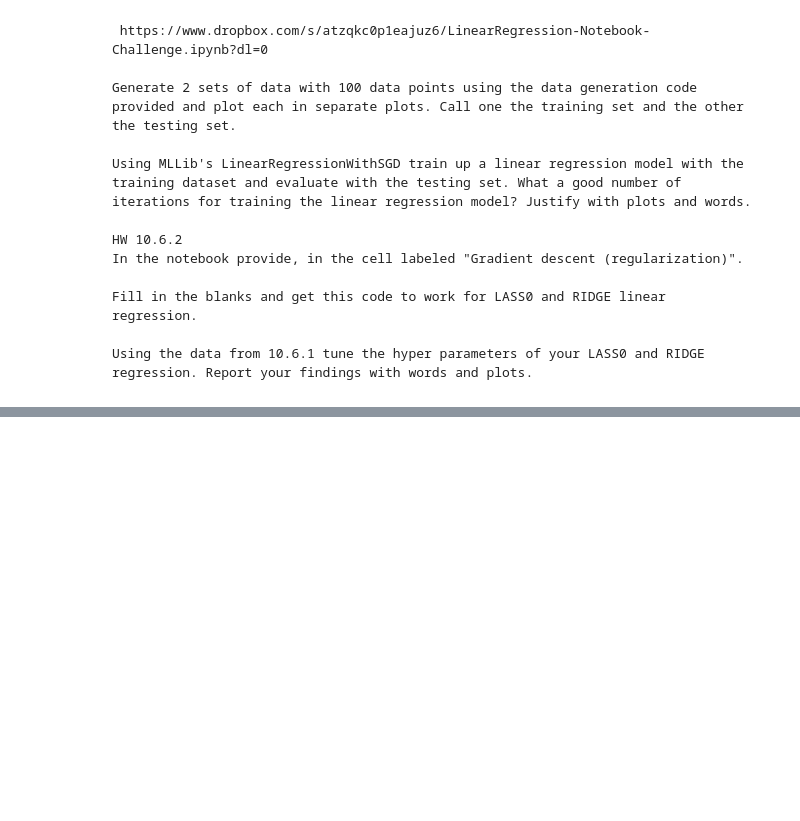
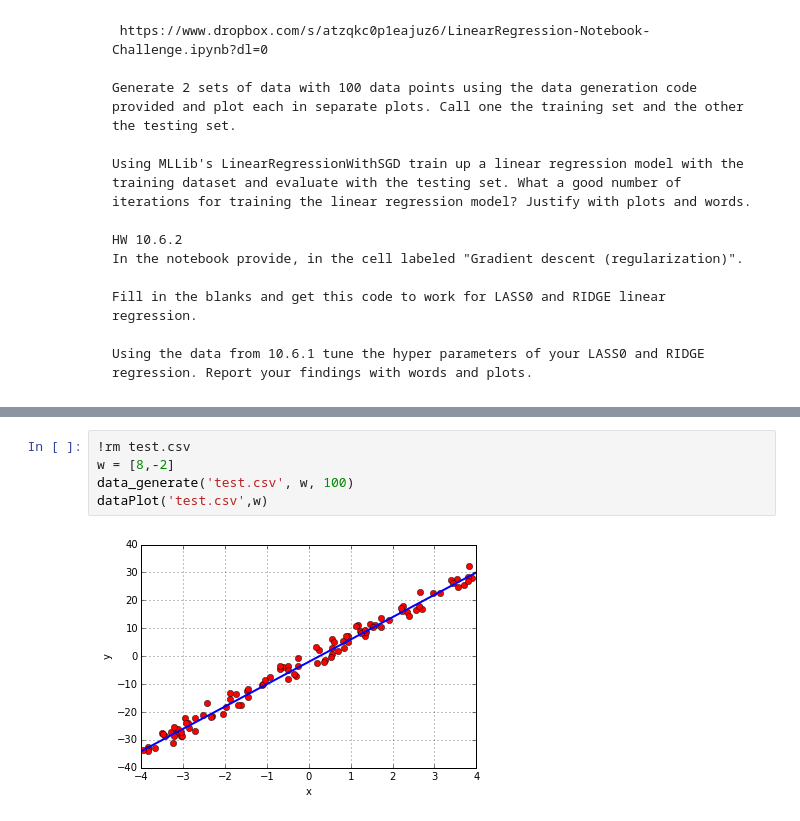
Before and after one commit to sayantansatpati/ml, a Jupyter notebook: w261/wk10/MIDS-W261-2015-HWK-Week10-Satpati.ipynb, the cells around one changed output, grey strips where cells are left out. Saved outputs shown, nothing was run; the diff lists cells and outputs as text; blank space fills up the shorter version.

```diff
--- a/w261/wk10/MIDS-W261-2015-HWK-Week10-Satpati.ipynb
+++ b/w261/wk10/MIDS-W261-2015-HWK-Week10-Satpati.ipynb
@@ -421,0 +486,7 @@ Using the data from 10.6.1 tune the hyper parameters of your LASS0 and RIDGE reg
+# %%
+!rm test.csv
+w = [8,-2]
+data_generate('test.csv', w, 100)
+dataPlot('test.csv',w)
+# %% [output]
+[figure, added]
```
Also changed, not shown: parts of 13 cells of this notebook.
